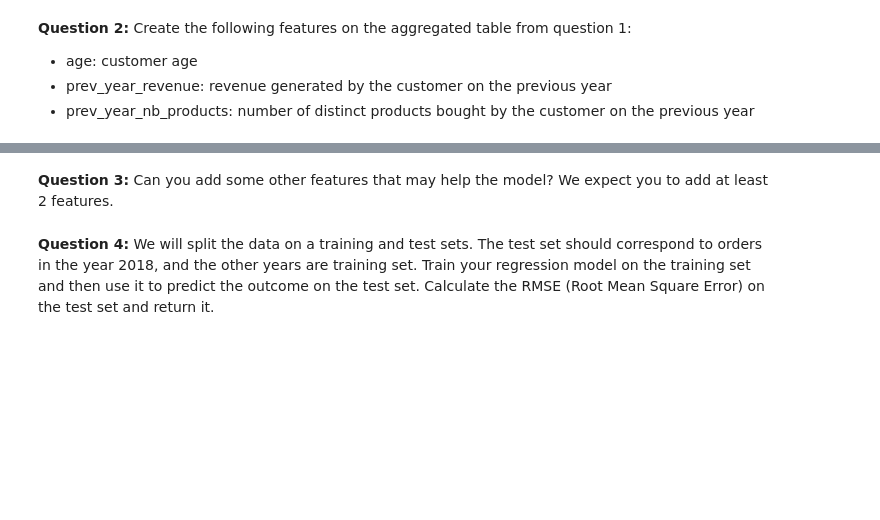
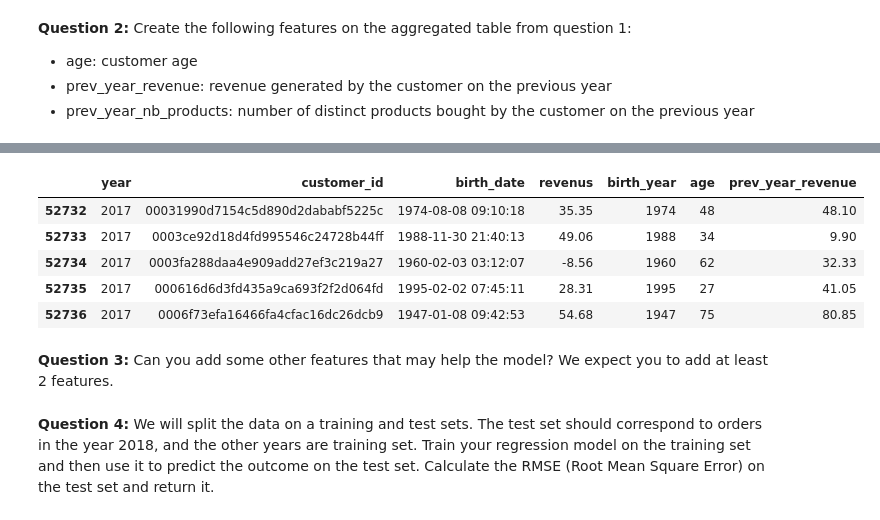
Before and after one commit to FrankFacundo/ComputerScience-Data, a Jupyter notebook: Data/DataScience/StudyCases-Challenge/Business/test.ipynb, the cells around one changed output, grey strips where cells are left out. Saved outputs shown, nothing was run; the diff lists cells and outputs as text; code cells hidden in the pictures; blank space fills up the shorter version.

```diff
--- a/Data/DataScience/StudyCases-Challenge/Business/test.ipynb
+++ b/Data/DataScience/StudyCases-Challenge/Business/test.ipynb
@@ -270,0 +283,8 @@ group_by('year', 'customer_id') =
+# %%
+big_table = pd.merge(orders_df, customers_df, how="left", on="customer_id")
+big_table['revenus'] = big_table['price']*big_table['quantity']
+big_table['transacion_date'] = pd.to_datetime(big_table['transacion_date'], format='%Y/%m/%d %H:%M')
+big_table['year'] = big_table['transacion_date'].dt.year
+# big_table.head()
+agg_revenues = big_table.groupby(['year', 'customer_id', 'birth_date'])['revenus'].sum().reset_index()
+agg_revenues.head()
@@ -278,0 +304,8 @@ Create the following features on the aggregated table from question 1:
+# %%
+# Age
+CURRENT_YEAR = 2022
+agg_revenues['birth_date'] = pd.to_datetime(agg_revenues['birth_date'], format='%Y/%m/%d-%H:%M:%S', errors='coerce')
+agg_revenues.dropna(inplace=True)
+agg_revenues['birth_year'] = agg_revenues['birth_date'].dt.year
+agg_revenues['age'] = CURRENT_YEAR - agg_revenues["birth_year"]
+agg_revenues.head()
@@ -279,3 +319,25 @@ Create the following features on the aggregated table from question 1:
+# %%
+# previous year revenue
+agg_revenues_index = agg_revenues.set_index(['year', 'customer_id'])
+def get_revenue_year_before(row):
+    try:
+        revenue_year_before = agg_revenues_index.loc[(row['year'] - 1, row['customer_id']), 'revenus']
+    except KeyError:
+        revenue_year_before = None
+
+    return revenue_year_before
+
+agg_revenues['prev_year_revenue'] = agg_revenues.apply(lambda row: get_revenue_year_before(row), axis=1)
+# %%
+agg_revenues_reduced = agg_revenues.dropna()
+agg_revenues_reduced.head()
+# %% [output]
+|  | year | customer_id | birth_date | revenus | birth_year | age | prev_year_revenue |
+| 52732 | 2017 | 00031990d7154c5d890d2dababf5225c | 1974-08-08 09:10:18 | 35.35 | 1974 | 48 | 48.10 |
+| 52733 | 2017 | 0003ce92d18d4fd995546c24728b44ff | 1988-11-30 21:40:13 | 49.06 | 1988 | 34 | 9.90 |
+| 52734 | 2017 | 0003fa288daa4e909add27ef3c219a27 | 1960-02-03 03:12:07 | -8.56 | 1960 | 62 | 32.33 |
+| 52735 | 2017 | 000616d6d3fd435a9ca693f2f2d064fd | 1995-02-02 07:45:11 | 28.31 | 1995 | 27 | 41.05 |
+| 52736 | 2017 | 0006f73efa16466fa4cfac16dc26dcb9 | 1947-01-08 09:42:53 | 54.68 | 1947 | 75 | 80.85 |
 # %% [markdown]
 **Question 3:**
 Can you add some other features that may help the model?
```
Also changed, not shown: parts of 19 cells of this notebook, 3 other files.
